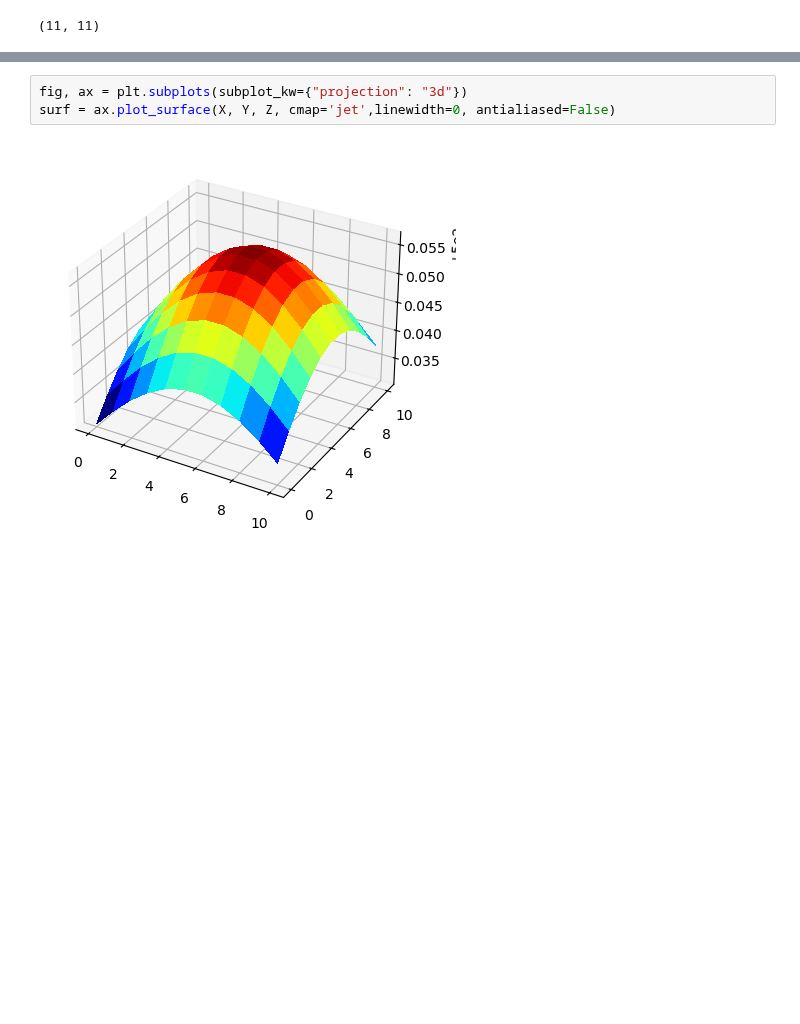
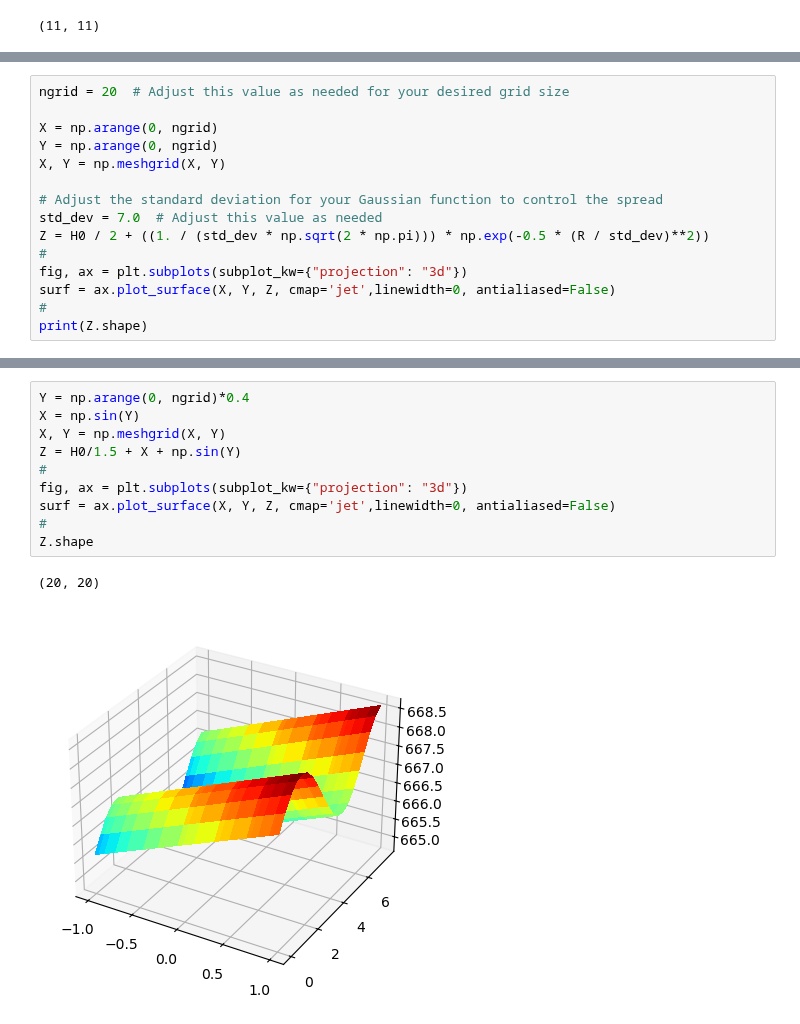
Before and after one commit to valenzuela12/numeric_2024, a Jupyter notebook: notebooks/lab7/Assignment_Lab7b.ipynb, the cells around one changed output, grey strips where cells are left out. Saved outputs shown, nothing was run; the diff lists cells and outputs as text; blank space fills up the shorter version.

```diff
--- a/notebooks/lab7/Assignment_Lab7b.ipynb
+++ b/notebooks/lab7/Assignment_Lab7b.ipynb
@@ -79,0 +79,15 @@ print(Z.shape)
+# %%
+ngrid = 20  # Adjust this value as needed for your desired grid size
+
+X = np.arange(0, ngrid)
+Y = np.arange(0, ngrid)
+X, Y = np.meshgrid(X, Y)
+
+# Adjust the standard deviation for your Gaussian function to control the spread
+std_dev = 7.0  # Adjust this value as needed
+Z = H0 / 2 + ((1. / (std_dev * np.sqrt(2 * np.pi))) * np.exp(-0.5 * (R / std_dev)**2))
+#
+fig, ax = plt.subplots(subplot_kw={"projection": "3d"})
+surf = ax.plot_surface(X, Y, Z, cmap='jet',linewidth=0, antialiased=False)
+#
+print(Z.shape)
@@ -80,5 +97,13 @@ print(Z.shape)
 # %%
+Y = np.arange(0, ngrid)*0.4
+X = np.sin(Y)
+X, Y = np.meshgrid(X, Y)
+Z = H0/1.5 + X + np.sin(Y)
+#
 fig, ax = plt.subplots(subplot_kw={"projection": "3d"})
 surf = ax.plot_surface(X, Y, Z, cmap='jet',linewidth=0, antialiased=False)
+#
+Z.shape
 # %% [output]
+(20, 20)
-[figure, old version]
+[figure, new version]
```
Also changed, not shown: parts of 4 cells of this notebook, 1 other file.
